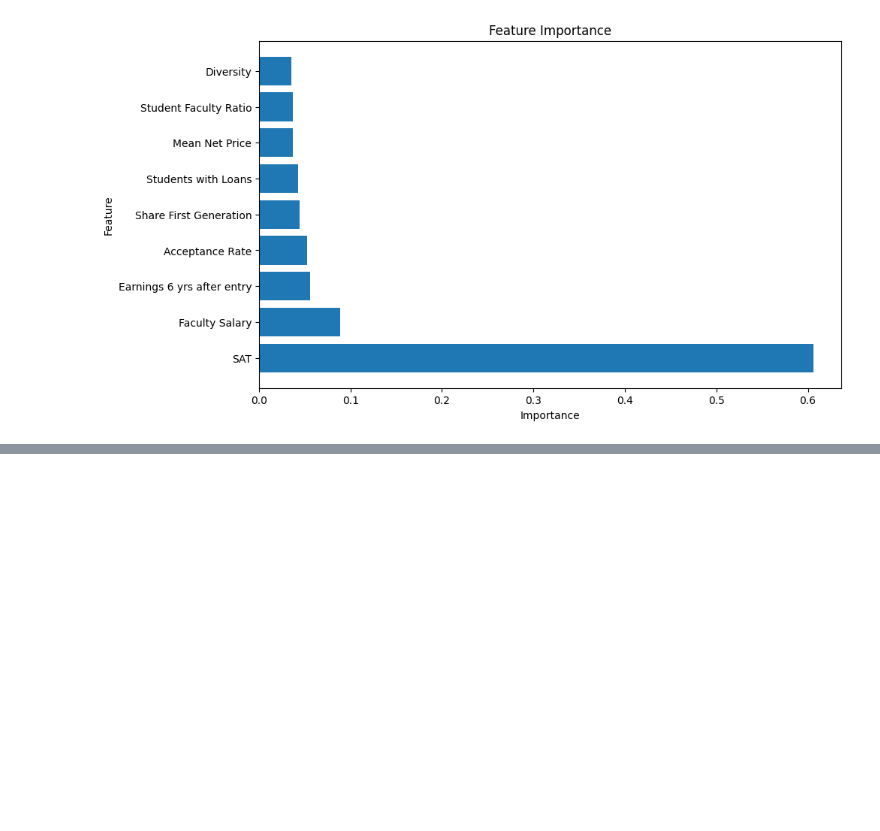
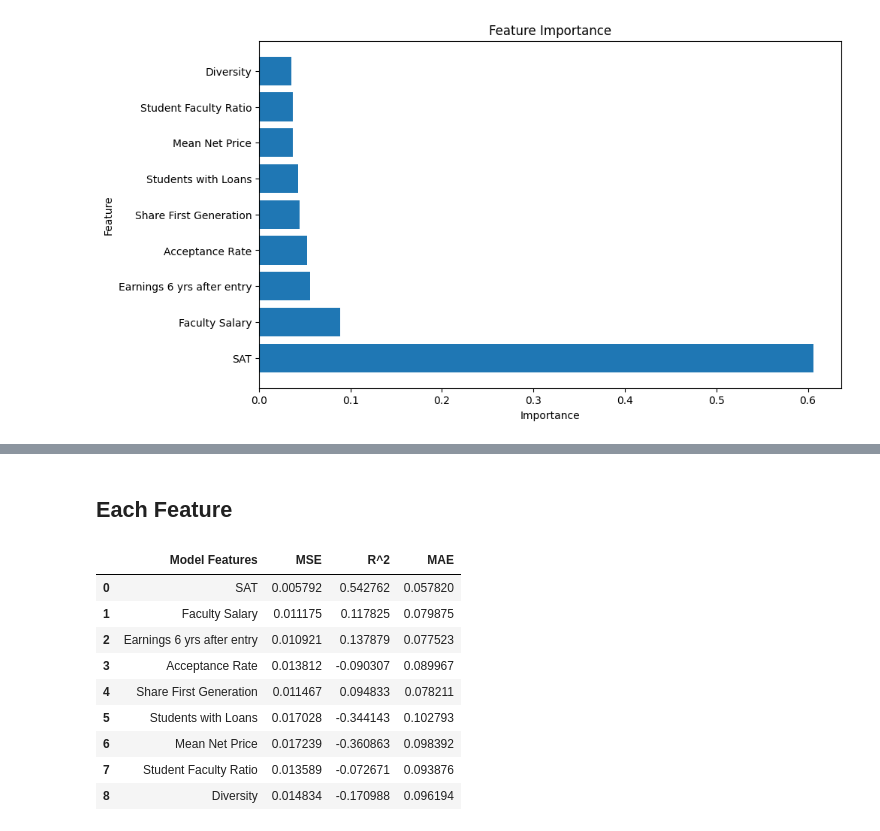
Before and after one commit to sahana-dhar/Understanding-Student-Retention-in-Higher-Education-, a Jupyter notebook: ML_testing.ipynb, the cells around one changed output, grey strips where cells are left out. Cells and saved outputs as stored; diff of their text form; code cells hidden in the pictures; blank space fills up the shorter version.

```diff
--- a/ML_testing.ipynb
+++ b/ML_testing.ipynb
@@ -195,0 +214,2 @@ fig.show()
+# %% [markdown]
+## Each Feature
@@ -195,0 +227,21 @@ fig.show()
+# %%
+# add to list
+ls_models_each_feature = [sat, fac_sal, earnings, acc_rate, first_gen, loans, price, stud_fac, div]
+
+# get each MSE, r2, and MAE
+df_each_model_stats = pd.DataFrame(columns=['Model Features', 'MSE', 'R^2', 'MAE'])
+for m, model_name in zip(ls_models_each_feature, important_features):
+    m_stats = {'Model Features': model_name, 'MSE': m['mse'], 'R^2': m['r2'], 'MAE':m['mae']}
+    df_each_model_stats = pd.concat([df_each_model_stats, pd.DataFrame([m_stats])], ignore_index=True)
+df_each_model_stats
+# %% [output]
+|  | Model Features | MSE | R^2 | MAE |
+| 0 | SAT | 0.005792 | 0.542762 | 0.057820 |
+| 1 | Faculty Salary | 0.011175 | 0.117825 | 0.079875 |
+| 2 | Earnings 6 yrs after entry | 0.010921 | 0.137879 | 0.077523 |
+| 3 | Acceptance Rate | 0.013812 | -0.090307 | 0.089967 |
+| 4 | Share First Generation | 0.011467 | 0.094833 | 0.078211 |
+| 5 | Students with Loans | 0.017028 | -0.344143 | 0.102793 |
+| 6 | Mean Net Price | 0.017239 | -0.360863 | 0.098392 |
+| 7 | Student Faculty Ratio | 0.013589 | -0.072671 | 0.093876 |
+| 8 | Diversity | 0.014834 | -0.170988 | 0.096194 |
```
Also changed, not shown: parts of 25 cells of this notebook.
